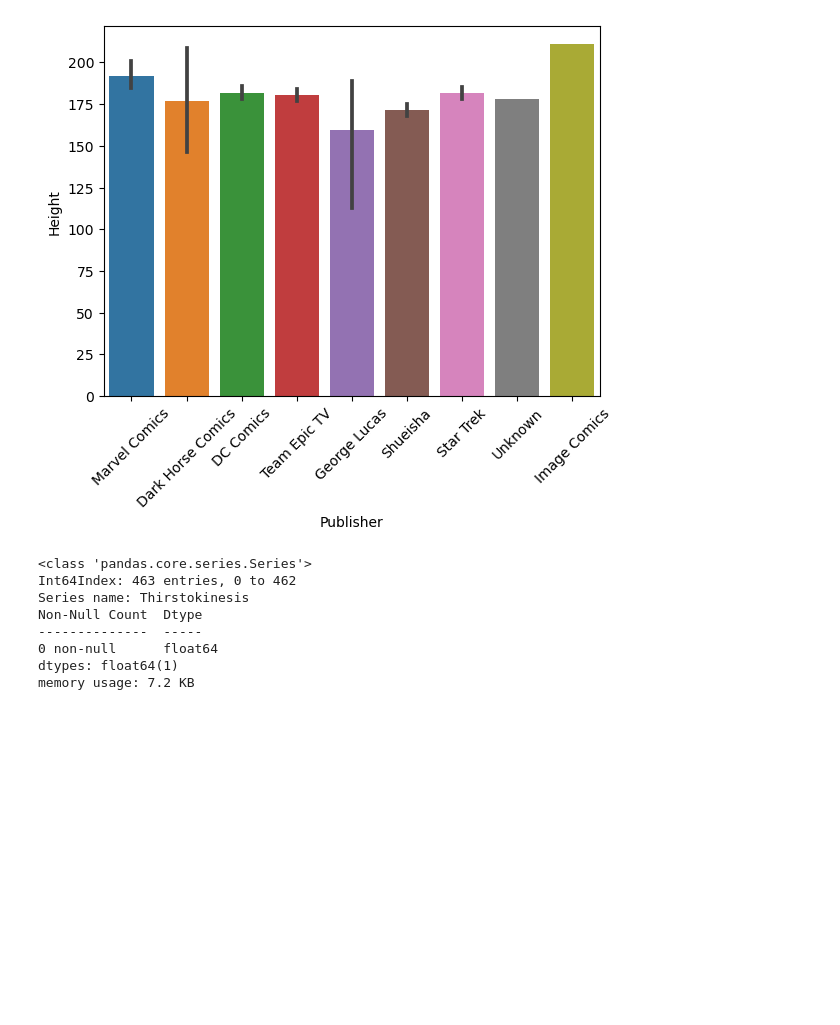
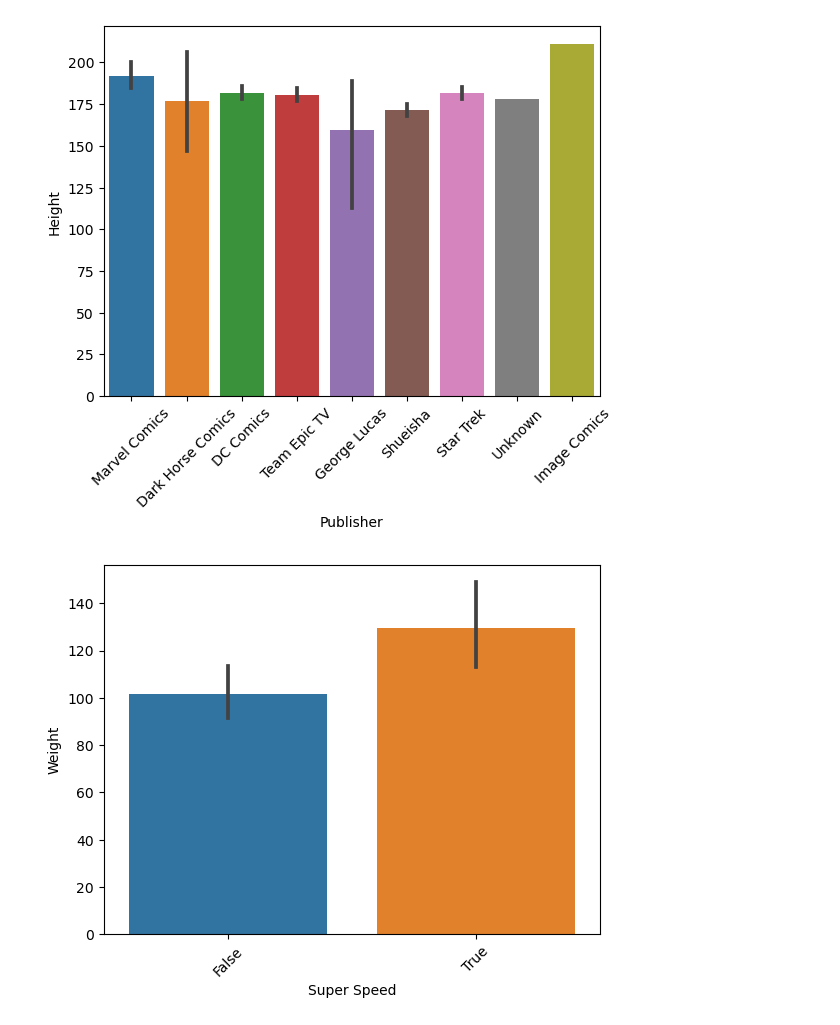
Before and after one commit to thejustinfields/applying_advanced-transformations, a Jupyter notebook: applying-advanced-tranformations.ipynb, the cells around one changed output. Drawn from its saved outputs; the diff is of its cells as text; code cells hidden in the pictures; blank space fills up the shorter version.

```diff
--- a/applying-advanced-tranformations.ipynb
+++ b/applying-advanced-tranformations.ipynb
@@ -359,13 +359,8 @@ plt.xticks(rotation=45);
 # %% [output]
 [figure]
 # %%
-merged_df['Thirstokinesis'].info()
+# Using seaborn to plot the group means
+ax = sns.barplot(data=merged_df, x='Super Speed', y="Weight")
+plt.xticks(rotation=45);
 # %% [output]
-<class 'pandas.core.series.Series'>
-Int64Index: 463 entries, 0 to 462
-Series name: Thirstokinesis
-Non-Null Count  Dtype
---------------  -----
-0 non-null      float64
-dtypes: float64(1)
-memory usage: 7.2 KB
+[figure, added]
```
Also changed, not shown: parts of 1 cell of this notebook.
